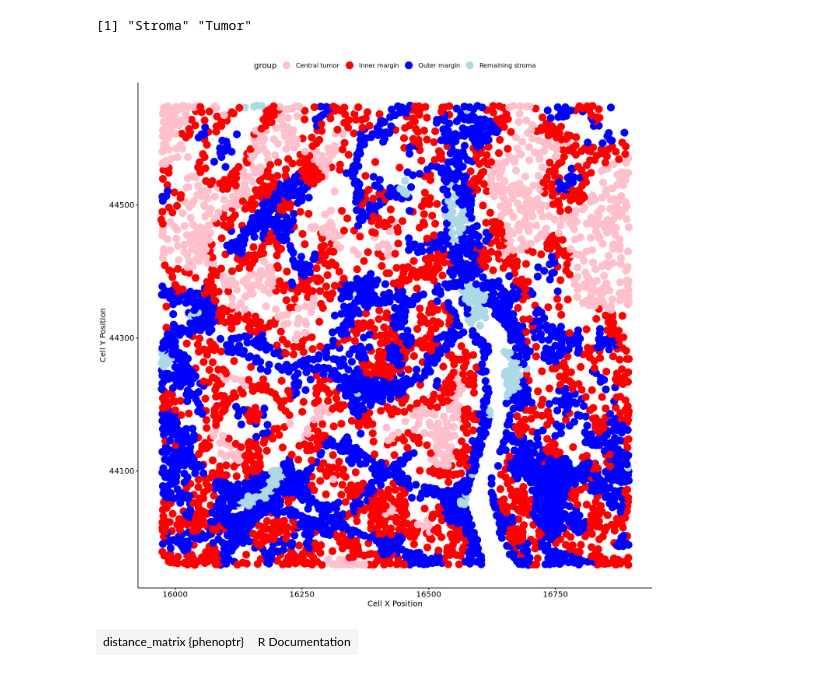
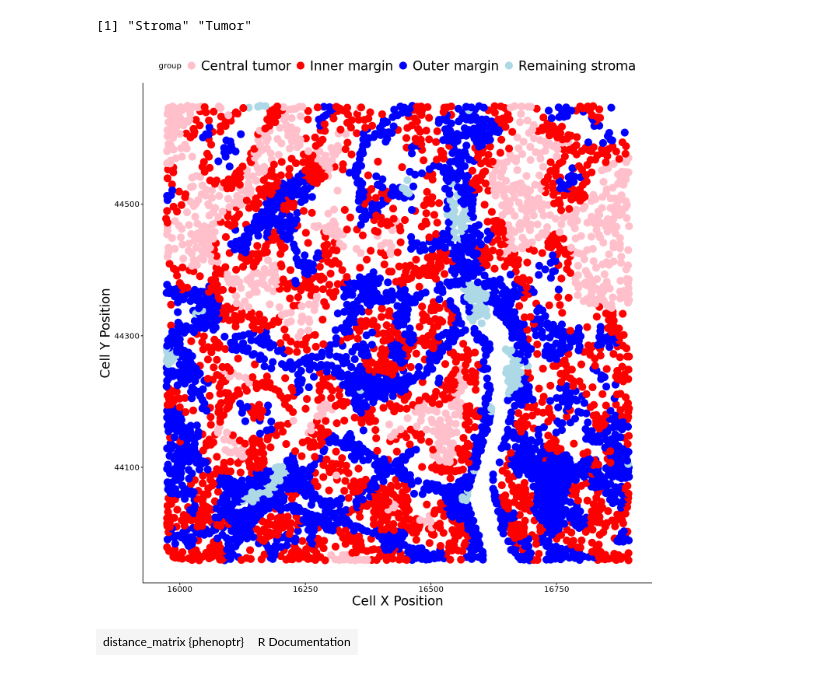
Before and after one commit to KidElectric/173-BFerris-NRG-HN003-Vectra, a Jupyter notebook: 01_R_try_phenopter_tumor_margin_tests.ipynb, the cells around one changed output. Cells and saved outputs as stored; diff of their text form; code cells hidden in the pictures.

```diff
--- a/01_R_try_phenopter_tumor_margin_tests.ipynb
+++ b/01_R_try_phenopter_tumor_margin_tests.ipynb
@@ -196,31 +196,32 @@ unique(clean.csd$tissue)
 # %%
 options(repr.plot.height=12,repr.plot.width = 12)
 sub <- clean.csd
 dst <- distance_matrix(sub) # Compute this just once and re-use it
 sub$group <- 'Other'
 
 ck <- sub$combined.pheno %in% c('CK+')
 sd.1 <- dst[ck,]
 close.1 <- (sd.1 > 0) & (sd.1 <= 35)
 outer.margin <- (colSums(close.1) >= 1) & (sub$tissue == 'Stroma')
 
 sd.2 <- dst[sub$tissue == 'Stroma',]
 close.2 <- (sd.2 > 0) & (sd.2 <= 35)
 inner.margin <- (colSums(close.2) >= 1) & (sub$tissue == 'Tumor')
 
 sub$group[sub$tissue == 'Tumor'] <- "Central tumor"
 sub$group[inner.margin] <- 'Inner margin'
 sub$group[sub$tissue == 'Stroma'] <- 'Remaining stroma'
 sub$group[outer.margin] <- 'Outer margin'
 ggscatter(sub,
          x ='Cell X Position',
          y = 'Cell Y Position',
          color = 'group',
          size = 5,
          palette = c('pink','red','blue','lightblue')
-         )
+         ) + theme( axis.title=element_text(size=20),
+                    legend.text = element_text(size = 20))
 # %% [output]
-[figure, old version]
+[figure, new version]
 # %%
 ?distance_matrix
 # %% [output]
```
